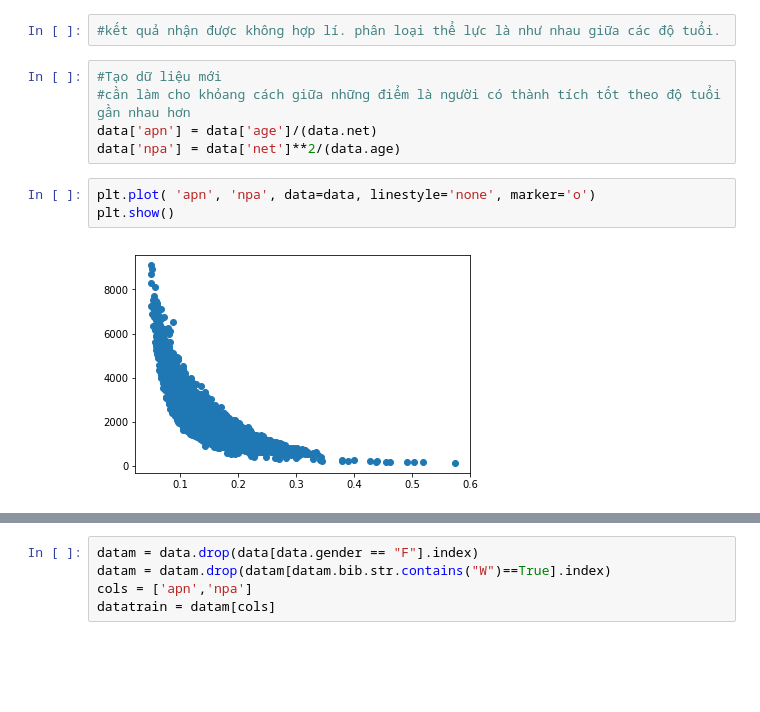
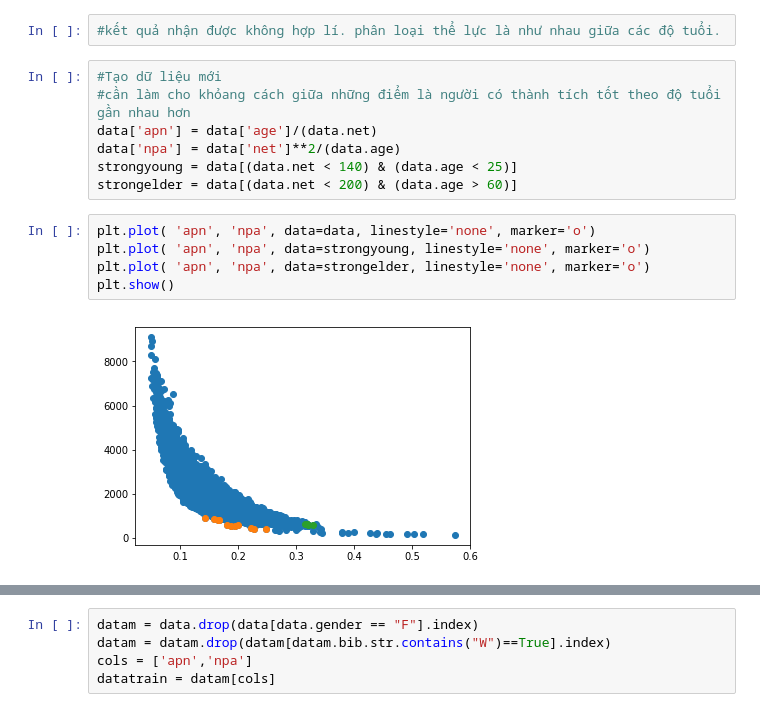
Before and after one commit to khanhkhanh96/marathon, a Jupyter notebook: Untitled.ipynb, the cells around one changed output, grey strips where cells are left out. Drawn from its saved outputs; the diff is of its cells as text; blank space fills up the shorter version.

```diff
--- a/Untitled.ipynb
+++ b/Untitled.ipynb
@@ -122,8 +141,12 @@ Centers found by scikit-learn:
 #cần làm cho khỏang cách giữa những điểm là người có thành tích tốt theo độ tuổi gần nhau hơn
 data['apn'] = data['age']/(data.net)
 data['npa'] = data['net']**2/(data.age)
+strongyoung = data[(data.net < 140) & (data.age < 25)]
+strongelder = data[(data.net < 200) & (data.age > 60)]
 # %%
 plt.plot( 'apn', 'npa', data=data, linestyle='none', marker='o')
+plt.plot( 'apn', 'npa', data=strongyoung, linestyle='none', marker='o')
+plt.plot( 'apn', 'npa', data=strongelder, linestyle='none', marker='o')
 plt.show()
 # %% [output]
-[figure, old version]
+[figure, new version]
```
Also changed, not shown: parts of 30 cells of this notebook.
